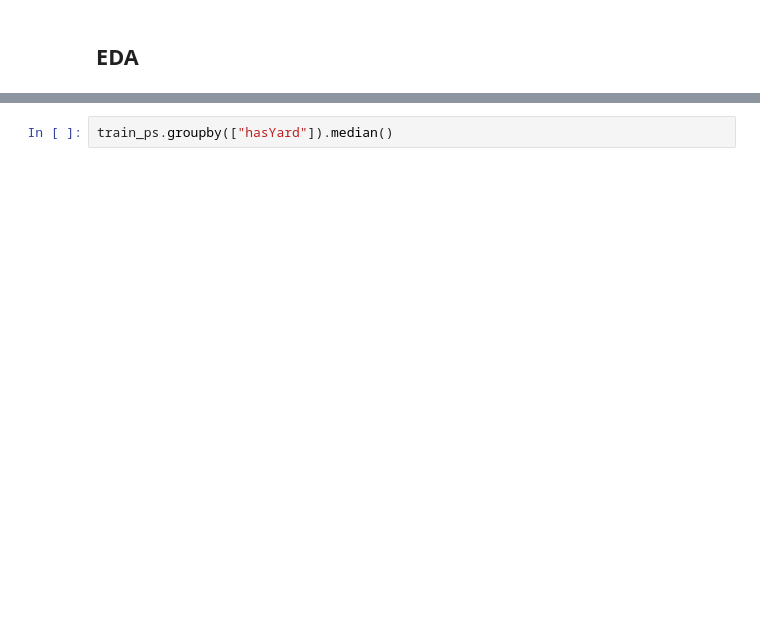
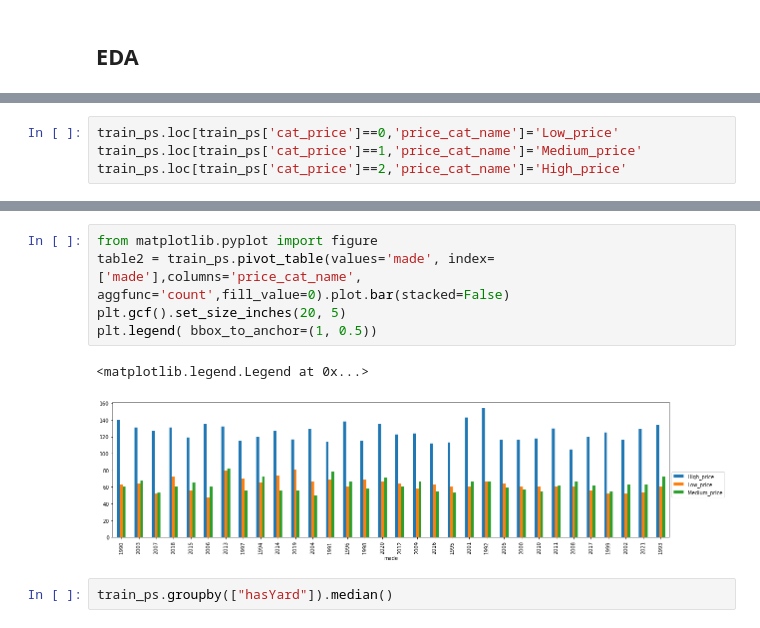
Before and after one commit to JingJ-Li/ST590_Final_project, a Jupyter notebook: Final-Project-Jingjing-Li_Smitali-Patnaik.ipynb, the cells around one changed output, grey strips where cells are left out. Cells and saved outputs as stored; diff of their text form; blank space fills up the shorter version.

```diff
--- a/Final-Project-Jingjing-Li_Smitali-Patnaik.ipynb
+++ b/Final-Project-Jingjing-Li_Smitali-Patnaik.ipynb
@@ -145,0 +277,4 @@ Attempting non-optimization as 'spark.sql.execution.arrow.pyspark.fallback.enabl
+# %%
+train_ps.loc[train_ps['cat_price']==0,'price_cat_name']='Low_price'
+train_ps.loc[train_ps['cat_price']==1,'price_cat_name']='Medium_price'
+train_ps.loc[train_ps['cat_price']==2,'price_cat_name']='High_price'
@@ -146,3 +304,11 @@ Attempting non-optimization as 'spark.sql.execution.arrow.pyspark.fallback.enabl
+# %%
+from matplotlib.pyplot import figure
+table2 = train_ps.pivot_table(values='made', index=['made'],columns='price_cat_name', aggfunc='count',fill_value=0).plot.bar(stacked=False)
+plt.gcf().set_size_inches(20, 5)
+plt.legend( bbox_to_anchor=(1, 0.5))
+# %% [output]
+<matplotlib.legend.Legend at 0x...>
+[figure, added]
 # %%
 train_ps.groupby(["hasYard"]).median()
 # %% [output]
```
Also changed, not shown: parts of 24 cells of this notebook.
